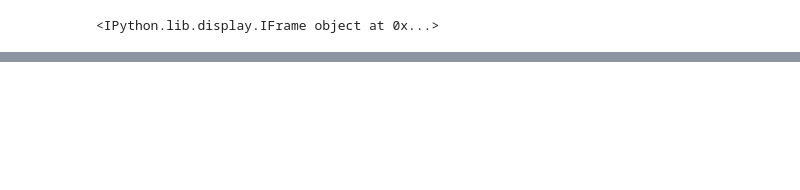
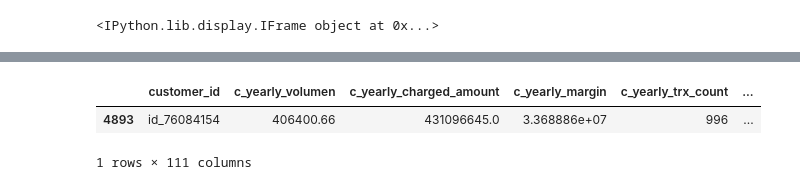
Before and after one commit to cdavalos-mck/cp_b2b_pricing, a Jupyter notebook: notebooks/read_results.ipynb, the cells around one changed output, grey strips where cells are left out. Cells and saved outputs as stored; diff of their text form; code cells hidden in the pictures; blank space fills up the shorter version.

```diff
--- a/notebooks/read_results.ipynb
+++ b/notebooks/read_results.ipynb
@@ -11,3 +11,8 @@ import pandas as pd
 import plotly.express as px
 import plotly.graph_objects as go
 from plotly.subplots import make_subplots
+# %%
+df = catalog.load("second_stage_predictions_tct")
+df.write_csv(
+    "/Users/Carlos_Davalos/Library/CloudStorage/OneDrive-McKinsey&Company/Documents/COPEC/resultados/second_stage_predictions_tct.csv"
+)
@@ -131,0 +114,3 @@ df
+# %%
+for col in columns_to_quantile:
+    df = assign_quantiles(df, col)
@@ -621,0 +744,3 @@ df.to_csv("test_TCT.csv", index=False)
+# %%
+df[df["customer_id"] == "id_76084154"]
+# %% [output]
@@ -621,0 +748,3 @@ df.to_csv("test_TCT.csv", index=False)
+|  | customer_id | c_yearly_volumen | c_yearly_charged_amount | c_yearly_margin | c_yearly_trx_count | ... |
+| 4893 | id_76084154 | 406400.66 | 431096645.0 | 3.368886e+07 | 996 | ... |
+1 rows × 111 columns
```
Also changed, not shown: parts of 9 cells of this notebook, 18 other files.
